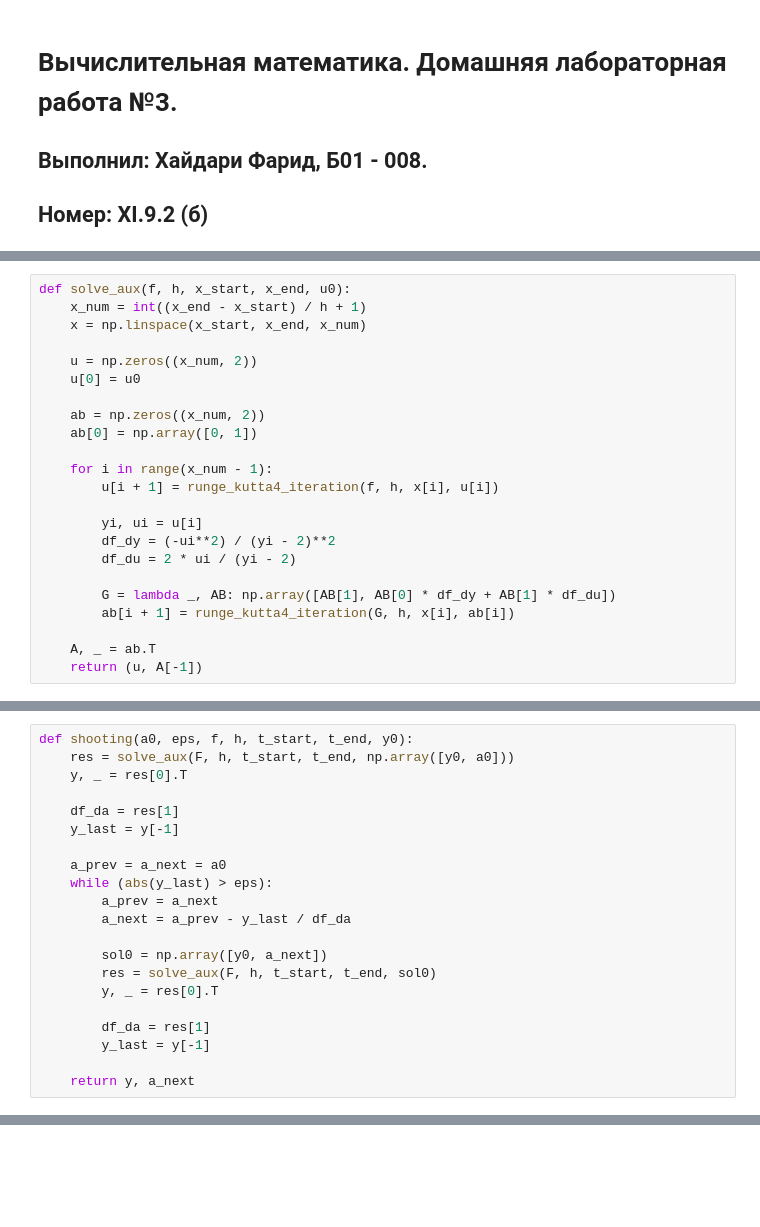
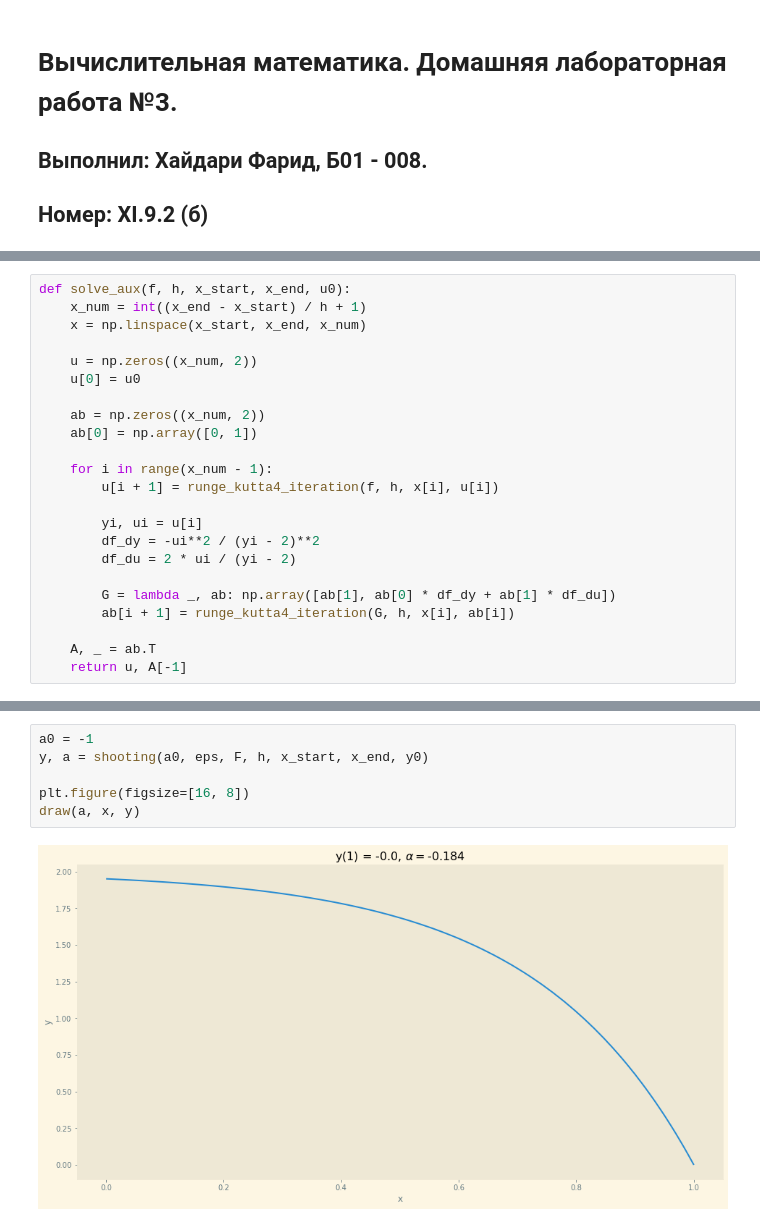
Before and after one commit to Tako-San/CompMath, a Jupyter notebook: S2T3/main.ipynb, the cells around one changed output, grey strips where cells are left out. Cells and saved outputs as stored; diff of their text form; blank space fills up the shorter version.

```diff
--- a/S2T3/main.ipynb
+++ b/S2T3/main.ipynb
@@ -60,14 +100,14 @@ def solve_aux(f, h, x_start, x_end, u0):
         u[i + 1] = runge_kutta4_iteration(f, h, x[i], u[i])
 
         yi, ui = u[i]
-        df_dy = (-ui**2) / (yi - 2)**2
+        df_dy = -ui**2 / (yi - 2)**2
         df_du = 2 * ui / (yi - 2)
 
-        G = lambda _, AB: np.array([AB[1], AB[0] * df_dy + AB[1] * df_du])
+        G = lambda _, ab: np.array([ab[1], ab[0] * df_dy + ab[1] * df_du])
         ab[i + 1] = runge_kutta4_iteration(G, h, x[i], ab[i])
 
     A, _ = ab.T
-    return (u, A[-1])
+    return u, A[-1]
 # %%
 def binary_search(a_from, a_to, eps, f, h, t_start, t_end, y0):
     y, v = runge_kutta4(f, h, t_start, t_end, np.array([y0, a_to])).T
@@ -88,21 +148,0 @@ def binary_search(a_from, a_to, eps, f, h, t_start, t_end, y0):
-# %%
-def shooting(a0, eps, f, h, t_start, t_end, y0):
-    res = solve_aux(F, h, t_start, t_end, np.array([y0, a0]))
-    y, _ = res[0].T
-
-    df_da = res[1]
-    y_last = y[-1]
-
-    a_prev = a_next = a0
-    while (abs(y_last) > eps):
-        a_prev = a_next
-        a_next = a_prev - y_last / df_da
-
-        sol0 = np.array([y0, a_next])
-        res = solve_aux(F, h, t_start, t_end, sol0)
-        y, _ = res[0].T
-
-        df_da = res[1]
-        y_last = y[-1]
-
-    return y, a_next
@@ -120 +175,9 @@ eps = 1e-6
+# %%
+a0 = -1
+y, a = shooting(a0, eps, F, h, x_start, x_end, y0)
+
+plt.figure(figsize=[16, 8])
+draw(a, x, y)
+# %% [output]
+[figure, added]
 # %%
```
Also changed, not shown: parts of 13 cells of this notebook.
